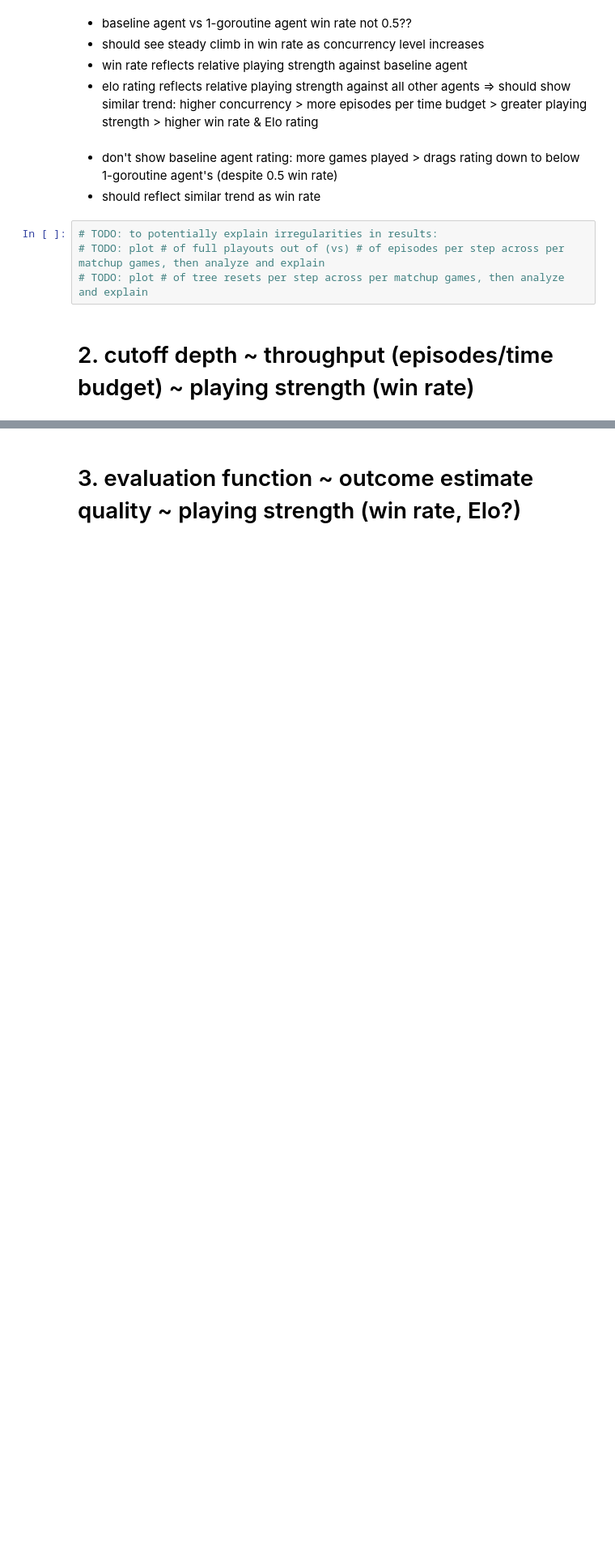
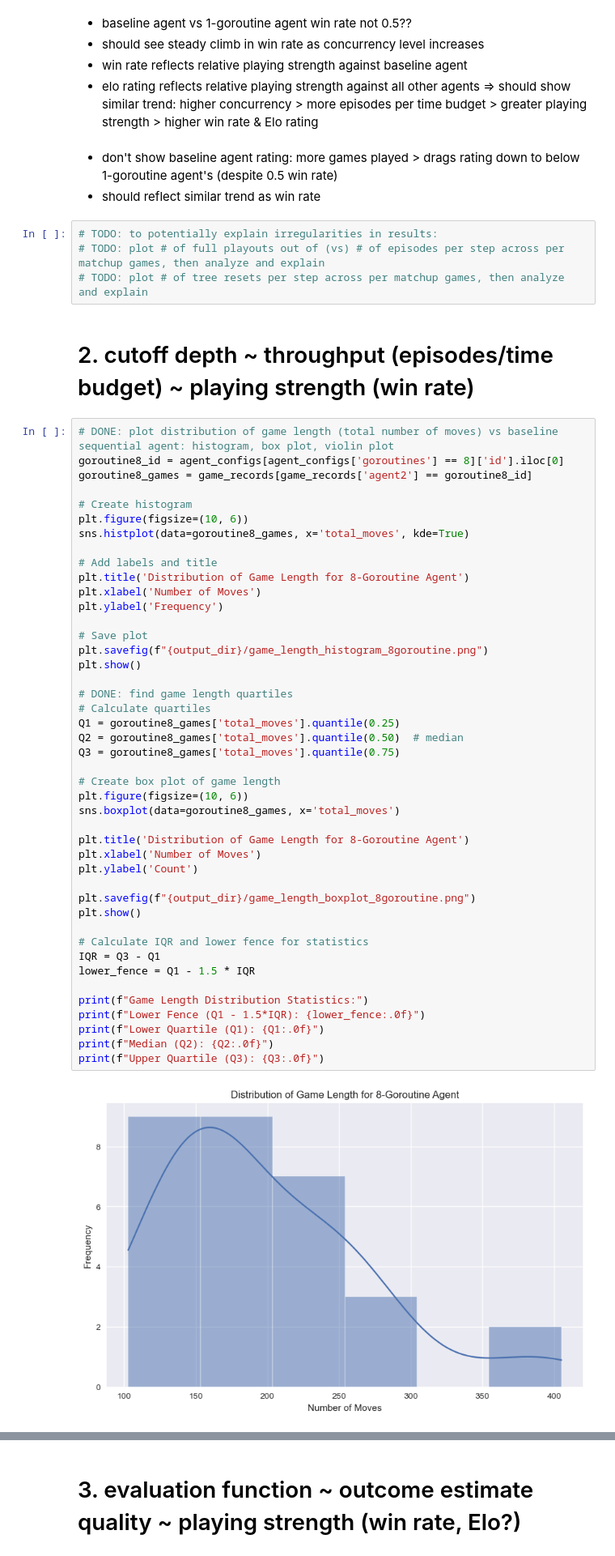
Before and after one commit to christopherWilliams98/risk-agent, a Jupyter notebook: experiments/analysis.ipynb, the cells around one changed output, grey strips where cells are left out. Shown at 81% size. Cells and saved outputs as stored; diff of their text form; blank space fills up the shorter version.

```diff
--- a/experiments/analysis.ipynb
+++ b/experiments/analysis.ipynb
@@ -94,3 +102,49 @@ Win Rates vs Baseline Agent:
 # TODO: plot # of tree resets per step across per matchup games, then analyze and explain
 # %% [markdown]
 # 2. cutoff depth ~ throughput (episodes/time budget) ~ playing strength (win rate)
+# %%
+# DONE: plot distribution of game length (total number of moves) vs baseline sequential agent: histogram, box plot, violin plot
+goroutine8_id = agent_configs[agent_configs['goroutines'] == 8]['id'].iloc[0]
+goroutine8_games = game_records[game_records['agent2'] == goroutine8_id]
+
+# Create histogram
+plt.figure(figsize=(10, 6))
+sns.histplot(data=goroutine8_games, x='total_moves', kde=True)
+
+# Add labels and title
+plt.title('Distribution of Game Length for 8-Goroutine Agent')
+plt.xlabel('Number of Moves')
+plt.ylabel('Frequency')
+
+# Save plot
+plt.savefig(f"{output_dir}/game_length_histogram_8goroutine.png")
+plt.show()
+
+# DONE: find game length quartiles
+# Calculate quartiles
+Q1 = goroutine8_games['total_moves'].quantile(0.25)
+Q2 = goroutine8_games['total_moves'].quantile(0.50)  # median
+Q3 = goroutine8_games['total_moves'].quantile(0.75)
+
+# Create box plot of game length
+plt.figure(figsize=(10, 6))
+sns.boxplot(data=goroutine8_games, x='total_moves')
+
+plt.title('Distribution of Game Length for 8-Goroutine Agent')
+plt.xlabel('Number of Moves')
+plt.ylabel('Count')
+
+plt.savefig(f"{output_dir}/game_length_boxplot_8goroutine.png")
+plt.show()
+
+# Calculate IQR and lower fence for statistics
+IQR = Q3 - Q1
+lower_fence = Q1 - 1.5 * IQR
+
+print(f"Game Length Distribution Statistics:")
+print(f"Lower Fence (Q1 - 1.5*IQR): {lower_fence:.0f}")
+print(f"Lower Quartile (Q1): {Q1:.0f}")
+print(f"Median (Q2): {Q2:.0f}")
+print(f"Upper Quartile (Q3): {Q3:.0f}")
+# %% [output]
+[figure, added]
```
Also changed, not shown: parts of 9 cells of this notebook, 12 other files.
